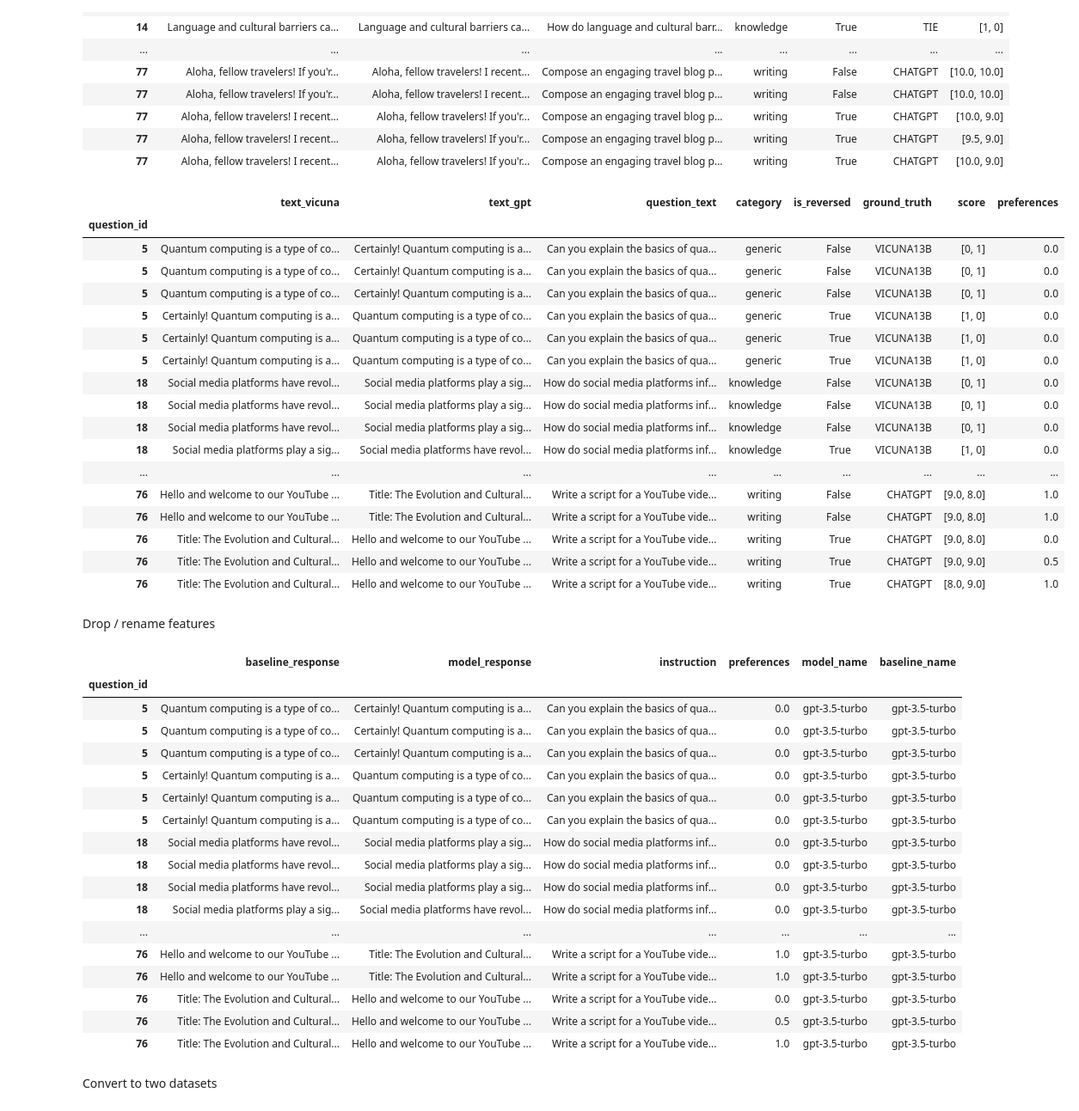
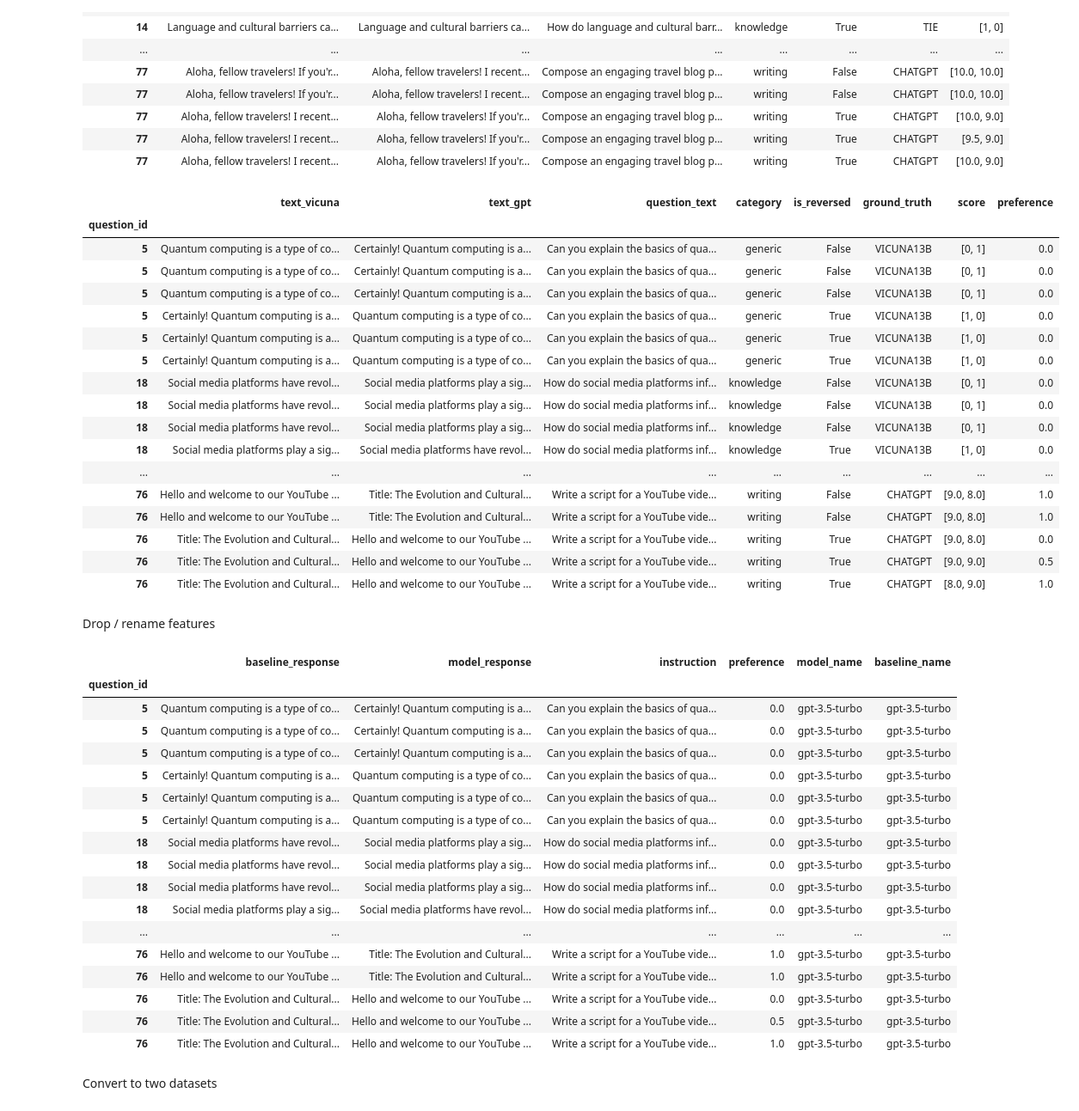
Before and after one commit to Thesis-LLM-as-a-judge-AUAS/fair-eval, a Jupyter notebook: sanity_check.ipynb, the cells around one changed output. Shown at 86% size. Saved outputs shown, nothing was run; the diff lists cells and outputs as text; code cells hidden in the pictures.

Commit message:
fix: feature name

```diff
--- a/sanity_check.ipynb
+++ b/sanity_check.ipynb
@@ -2074,22 +2074,22 @@ final_list[0]['auto-j-gpt4']
 # %%
 for current_eval_result in final_list:
     for key, value in current_eval_result.items():
         scores = value['score']  # Series of [first_score, second_score]
         is_reversed = value['is_reversed']  # List or Series of booleans
 
         preferences = []
         for i, score_pair in enumerate(scores):
             first_score, second_score = score_pair
             diff = second_score - first_score if is_reversed.iloc[i] else first_score - second_score
 
             # Baseline - VICUNA13B
             preferences.append(0.5 if diff == 0 else int(diff > 0))
 
-        value['preferences'] = preferences
+        value['preference'] = preferences
 
 final_list[0]['auto-j']
 # %% [output]
-|  | text_vicuna | text_gpt | question_text | category | is_reversed | ground_truth | score | preferences |
+|  | text_vicuna | text_gpt | question_text | category | is_reversed | ground_truth | score | preference |
 | question_id |  |  |  |  |  |  |  |  |
 | 5 | Quantum computing is a type of co... | Certainly! Quantum computing is a... | Can you explain the basics of qua... | generic | False | VICUNA13B | [0, 1] | 0.0 |
 | 5 | Quantum computing is a type of co... | Certainly! Quantum computing is a... | Can you explain the basics of qua... | generic | False | VICUNA13B | [0, 1] | 0.0 |
@@ -2125,7 +2125,7 @@ for current_eval_result in final_list:
 
 final_list[0]['auto-j']
 # %% [output]
-|  | baseline_response | model_response | instruction | preferences | model_name | baseline_name |
+|  | baseline_response | model_response | instruction | preference | model_name | baseline_name |
 | question_id |  |  |  |  |  |  |
 | 5 | Quantum computing is a type of co... | Certainly! Quantum computing is a... | Can you explain the basics of qua... | 0.0 | gpt-3.5-turbo | gpt-3.5-turbo |
 | 5 | Quantum computing is a type of co... | Certainly! Quantum computing is a... | Can you explain the basics of qua... | 0.0 | gpt-3.5-turbo | gpt-3.5-turbo |
```
Also changed, not shown: parts of 1 cell of this notebook, 2 other files.
